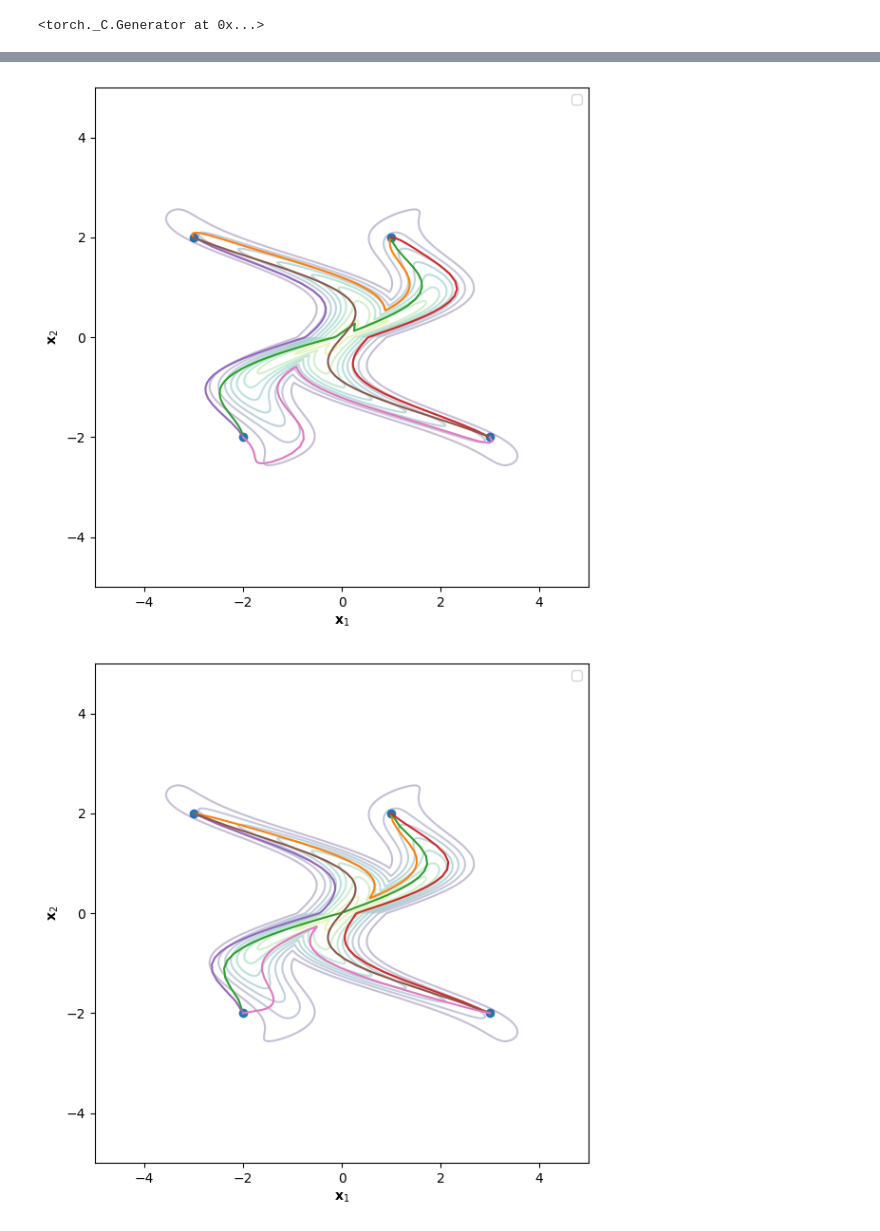
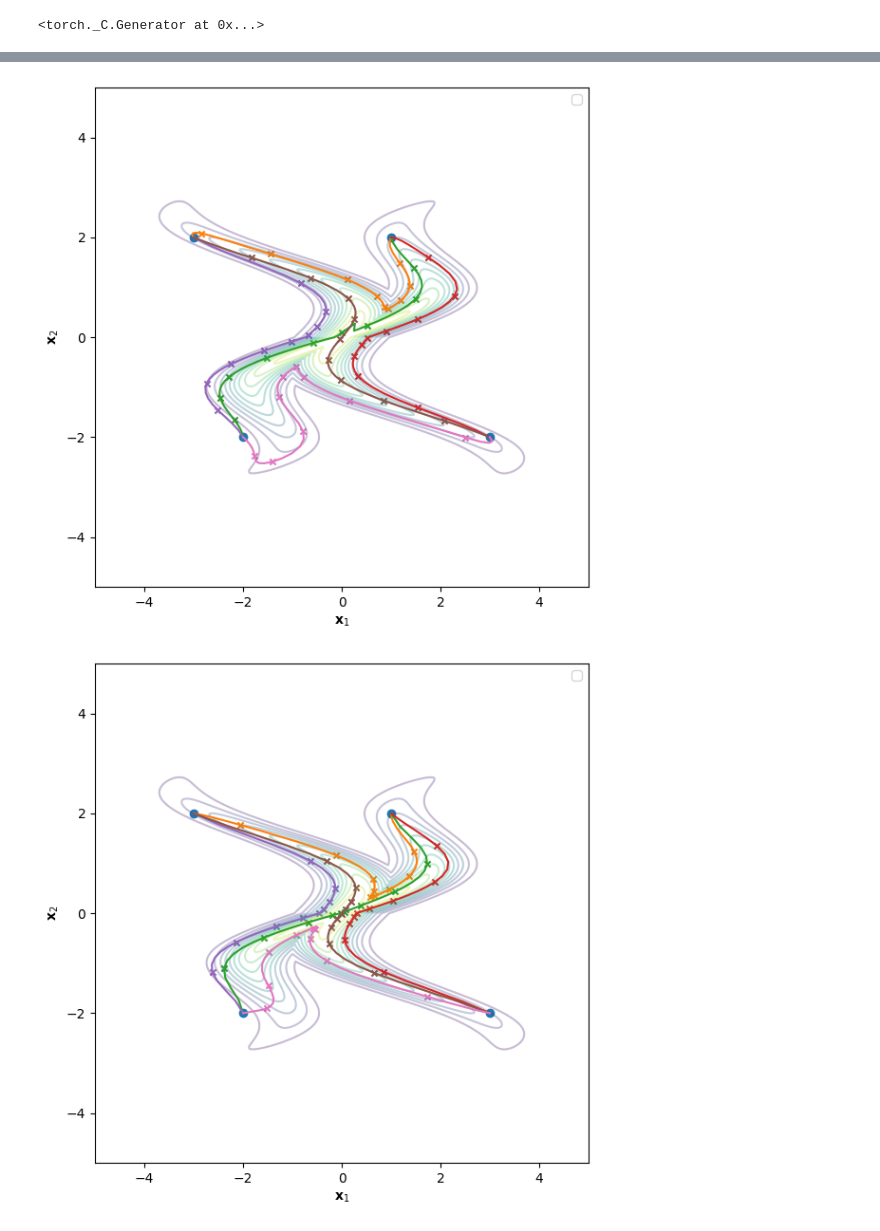
Before and after one commit to wdiepeveen/Riemannian-Archetypal-Analysis, a Jupyter notebook: river_cross_starflow.ipynb, the cells around one changed output, grey strips where cells are left out. Cells and saved outputs as stored; diff of their text form; code cells hidden in the pictures.

```diff
--- a/river_cross_starflow.ipynb
+++ b/river_cross_starflow.ipynb
@@ -48,12 +49,18 @@ plt.show()
 phi = StarFlowVectorDiffeomorphism(2, star_flow)
 psi = ConcaveVectorDiffeomorphism(2, LogConcave(a=10.))
 Phi = CompositionDiffeomorphism([phi, psi])
+
+# pullback manifolds
 phi_manifold = StandardPullbackVectorEuclidean(phi)
 Phi_manifold = StandardPullbackVectorEuclidean(Phi)
+
+# iso pullback manifolds
+iso_phi_manifold = l2IsometrizedVectorEuclidean(phi_manifold)
+iso_Phi_manifold = l2IsometrizedVectorEuclidean(Phi_manifold)
 # %%
 t = torch.linspace(0, 1, 50)
-
-data = torch.tensor([[1., 2.], [-3., 2.], [-2., -2.], [3., -2]])
+T = 5
+data = torch.tensor([[1., 2.], [-3., 2.], [-2., -2.], [3., -2.]])
 
 plt.figure(figsize=(6,6))
 plt.contour(X.numpy(), Y.numpy(), log_probs_multi.numpy(), levels=10, cmap='viridis', alpha=0.3)
@@ -66,6 +73,7 @@ for i in range(4):
         # interpolate between cluster centers
         phi_geodesics = phi_manifold.geodesic(x_i[None,None], x_j[None,None], t)[0,0,0]
         plt.plot(phi_geodesics[:, 0].numpy(), phi_geodesics[:, 1].numpy(), color=plt.cm.tab10(k))
+        plt.scatter(phi_geodesics[::T, 0].numpy(), phi_geodesics[::T, 1].numpy(), color=plt.cm.tab10(k), marker='x', s=20)
         k += 1
 
 plt.scatter(data[:, 0].numpy(), data[:, 1].numpy(), color=plt.cm.tab10(0), marker='o')
@@ -74,32 +82,82 @@ plt.ylabel(r'$\mathbf{x}_2$')
 plt.legend()
 plt.xlim(-5,5)
 plt.ylim(-5,5)
 plt.tight_layout()
 plt.savefig(os.path.join(results_folder, "geodesics_starflow.png"))
 plt.show()
 
 plt.figure(figsize=(6,6))
 plt.contour(X.numpy(), Y.numpy(), log_probs_multi.numpy(), levels=10, cmap='viridis', alpha=0.3)
 
 k=1
 for i in range(4):
     for j in range(i+1, 4):
         mu_i = data[i]
         mu_j = data[j]
         # interpolate between cluster centers
         Phi_geodesics = Phi_manifold.geodesic(mu_i[None,None], mu_j[None,None], t)[0,0,0]
         plt.plot(Phi_geodesics[:, 0].numpy(), Phi_geodesics[:, 1].numpy(), color=plt.cm.tab10(k))
+        plt.scatter(Phi_geodesics[::T, 0].numpy(), Phi_geodesics[::T, 1].numpy(), color=plt.cm.tab10(k), marker='x', s=20)
         k += 1
 
 plt.scatter(data[:, 0].numpy(), data[:, 1].numpy(), color=plt.cm.tab10(0), marker='o')
 plt.xlabel(r'$\mathbf{x}_1$')
 plt.ylabel(r'$\mathbf{x}_2$')
 plt.legend()
 plt.xlim(-5,5)
 plt.ylim(-5,5)
 plt.tight_layout()
 plt.savefig(os.path.join(results_folder, "geodesics_conv_starflow.png"))
 plt.show()
+
+# iso pullback manifolds
+plt.figure(figsize=(6,6))
+plt.contour(X.numpy(), Y.numpy(), log_probs_multi.numpy(), levels=10, cmap='viridis', alpha=0.3)
+
+k=1
+for i in range(4):
+    for j in range(i+1, 4):
+        x_i = data[i]
+        x_j = data[j]
+        # interpolate between cluster centers
+        phi_geodesics = iso_phi_manifold.geodesic(x_i[None,None], x_j[None,None], t)[0,0,0]
+        plt.plot(phi_geodesics[:, 0].numpy(), phi_geodesics[:, 1].numpy(), color=plt.cm.tab10(k))
+        plt.scatter(phi_geodesics[::T, 0].numpy(), phi_geodesics[::T, 1].numpy(), color=plt.cm.tab10(k), marker='x', s=20)
+        k += 1
+
+plt.scatter(data[:, 0].numpy(), data[:, 1].numpy(), color=plt.cm.tab10(0), marker='o')
+plt.xlabel(r'$\mathbf{x}_1$')
+plt.ylabel(r'$\mathbf{x}_2$')
+plt.legend()
+plt.xlim(-5,5)
+plt.ylim(-5,5)
+plt.tight_layout()
+plt.savefig(os.path.join(results_folder, "geodesics_starflow_iso.png"))
+plt.show()
+
+plt.figure(figsize=(6,6))
+plt.contour(X.numpy(), Y.numpy(), log_probs_multi.numpy(), levels=10, cmap='viridis', alpha=0.3)
+
+k=1
+for i in range(4):
+    for j in range(i+1, 4):
+        mu_i = data[i]
+        mu_j = data[j]
+        # interpolate between cluster centers
+        Phi_geodesics = iso_Phi_manifold.geodesic(mu_i[None,None], mu_j[None,None], t)[0,0,0]
+        plt.plot(Phi_geodesics[:, 0].numpy(), Phi_geodesics[:, 1].numpy(), color=plt.cm.tab10(k))
+        plt.scatter(Phi_geodesics[::T, 0].numpy(), Phi_geodesics[::T, 1].numpy(), color=plt.cm.tab10(k), marker='x', s=20)
+        k += 1
+
+plt.scatter(data[:, 0].numpy(), data[:, 1].numpy(), color=plt.cm.tab10(0), marker='o')
+plt.xlabel(r'$\mathbf{x}_1$')
+plt.ylabel(r'$\mathbf{x}_2$')
+plt.legend()
+plt.xlim(-5,5)
+plt.ylim(-5,5)
+plt.tight_layout()
+plt.savefig(os.path.join(results_folder, "geodesics_conv_starflow_iso.png"))
+plt.show()
 # %% [output]
-[figure, old version]
+[figure, new version]
-[figure, old version]
+[figure, new version]
```
Also changed, not shown: parts of 3 cells of this notebook, 6 other files.
